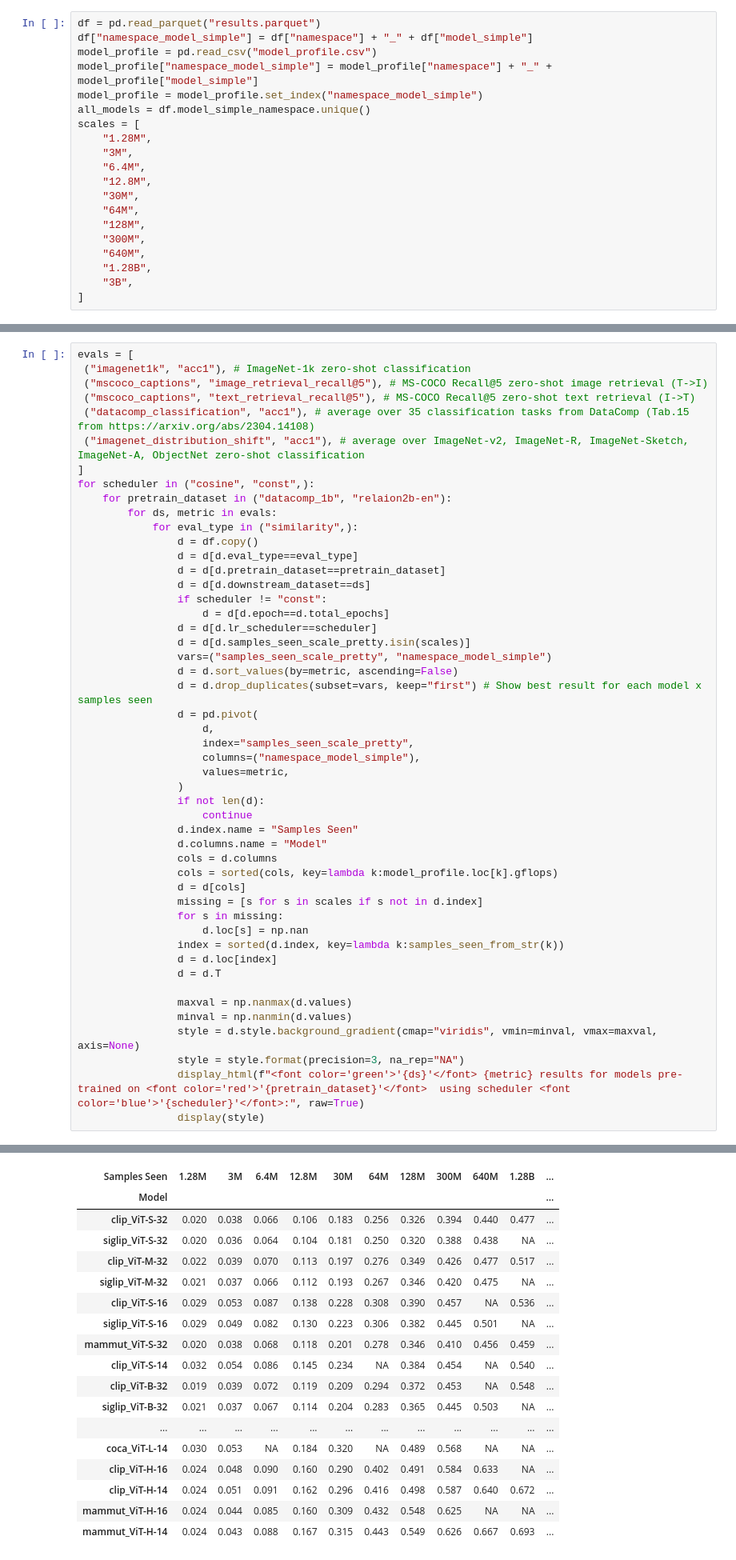
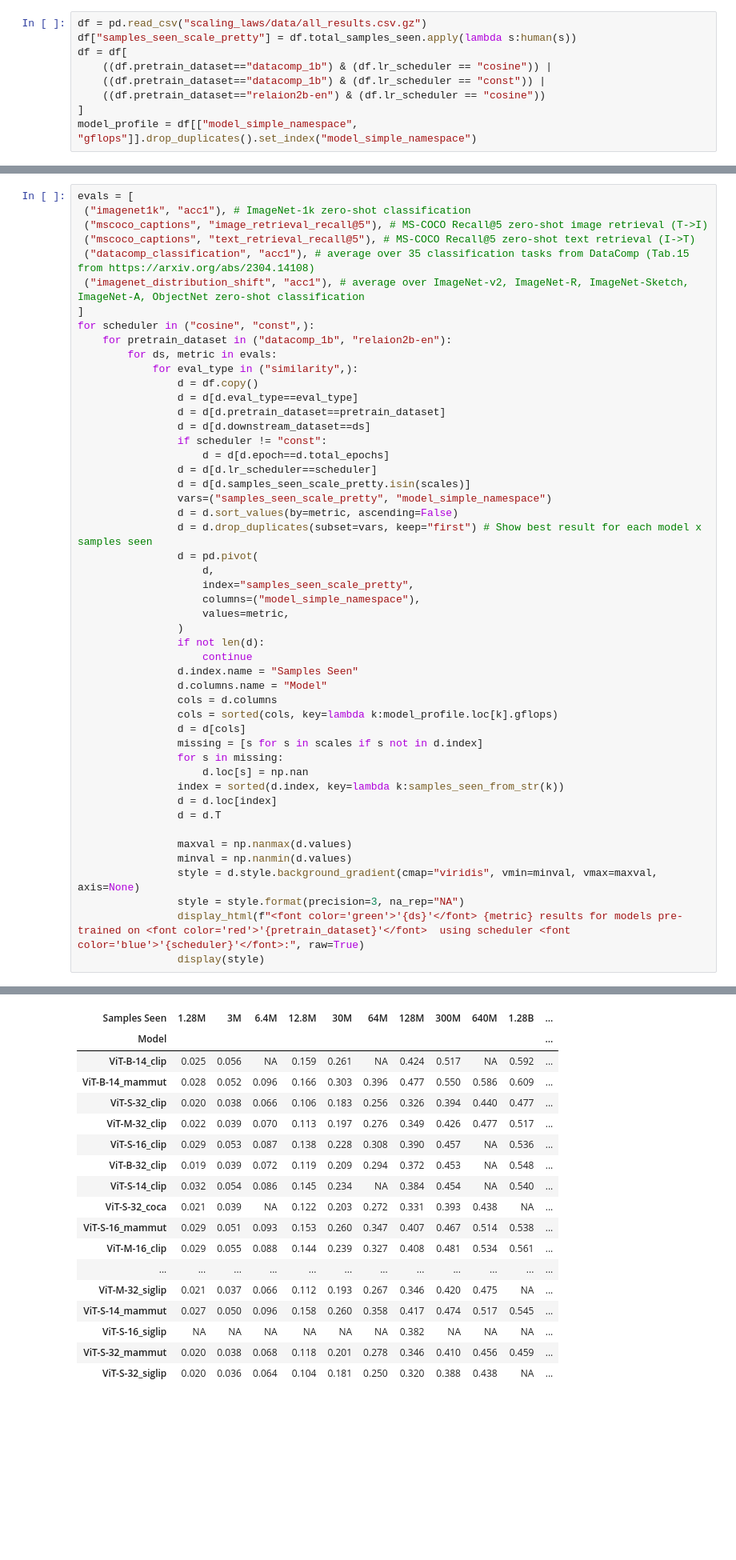
Before and after one commit to LAION-AI/scaling-laws-for-comparison, a Jupyter notebook: overview.ipynb, the cells around one changed output, grey strips where cells are left out. Shown at 80% size. Saved outputs shown, nothing was run; the diff lists cells and outputs as text; blank space fills up the shorter version.

Commit message:
use all_results.csv instead of results.parquet for consistency with scaling laws code

```diff
--- a/overview.ipynb
+++ b/overview.ipynb
@@ -15,20 +42,9 @@ def samples_seen_from_str(samples):
 # %%
-df = pd.read_parquet("results.parquet")
-df["namespace_model_simple"] = df["namespace"] + "_" + df["model_simple"]
-model_profile = pd.read_csv("model_profile.csv")
-model_profile["namespace_model_simple"] = model_profile["namespace"] + "_" + model_profile["model_simple"]
-model_profile = model_profile.set_index("namespace_model_simple")
-all_models = df.model_simple_namespace.unique()
-scales = [
-    "1.28M",
-    "3M",
-    "6.4M",
-    "12.8M",
-    "30M",
-    "64M",
-    "128M",
-    "300M",
-    "640M",
-    "1.28B",
-    "3B",
+df = pd.read_csv("scaling_laws/data/all_results.csv.gz")
+df["samples_seen_scale_pretty"] = df.total_samples_seen.apply(lambda s:human(s))
+df = df[
+    ((df.pretrain_dataset=="datacomp_1b") & (df.lr_scheduler == "cosine")) |
+    ((df.pretrain_dataset=="datacomp_1b") & (df.lr_scheduler == "const")) |
+    ((df.pretrain_dataset=="relaion2b-en") & (df.lr_scheduler == "cosine"))
 ]
+model_profile = df[["model_simple_namespace", "gflops"]].drop_duplicates().set_index("model_simple_namespace")
@@ -62,13 +68,13 @@ for scheduler in ("cosine", "const",):
                     d = d[d.epoch==d.total_epochs]
                 d = d[d.lr_scheduler==scheduler]
                 d = d[d.samples_seen_scale_pretty.isin(scales)]
-                vars=("samples_seen_scale_pretty", "namespace_model_simple")
+                vars=("samples_seen_scale_pretty", "model_simple_namespace")
                 d = d.sort_values(by=metric, ascending=False)
                 d = d.drop_duplicates(subset=vars, keep="first") # Show best result for each model x samples seen
                 d = pd.pivot(
                     d,
                     index="samples_seen_scale_pretty",
-                    columns=("namespace_model_simple"),
+                    columns=("model_simple_namespace"),
                     values=metric,
                 )
                 if not len(d):
@@ -114,22 +120,22 @@ for scheduler in ("cosine", "const",):
 'mscoco_captions' image_retrieval_recall@5 results for models pre-trained on 'datacomp_1b' using scheduler 'cosine':
 | Samples Seen | 1.28M | 3M | 6.4M | 12.8M | 30M | 64M | 128M | 300M | 640M | 1.28B | ... |
 | Model |  |  |  |  |  |  |  |  |  |  | ... |
-| clip_ViT-S-32 | 0.020 | 0.038 | 0.066 | 0.106 | 0.183 | 0.256 | 0.326 | 0.394 | 0.440 | 0.477 | ... |
-| siglip_ViT-S-32 | 0.020 | 0.036 | 0.064 | 0.104 | 0.181 | 0.250 | 0.320 | 0.388 | 0.438 | NA | ... |
-| clip_ViT-M-32 | 0.022 | 0.039 | 0.070 | 0.113 | 0.197 | 0.276 | 0.349 | 0.426 | 0.477 | 0.517 | ... |
-| siglip_ViT-M-32 | 0.021 | 0.037 | 0.066 | 0.112 | 0.193 | 0.267 | 0.346 | 0.420 | 0.475 | NA | ... |
-| clip_ViT-S-16 | 0.029 | 0.053 | 0.087 | 0.138 | 0.228 | 0.308 | 0.390 | 0.457 | NA | 0.536 | ... |
-| siglip_ViT-S-16 | 0.029 | 0.049 | 0.082 | 0.130 | 0.223 | 0.306 | 0.382 | 0.445 | 0.501 | NA | ... |
-| mammut_ViT-S-32 | 0.020 | 0.038 | 0.068 | 0.118 | 0.201 | 0.278 | 0.346 | 0.410 | 0.456 | 0.459 | ... |
-| clip_ViT-S-14 | 0.032 | 0.054 | 0.086 | 0.145 | 0.234 | NA | 0.384 | 0.454 | NA | 0.540 | ... |
-| clip_ViT-B-32 | 0.019 | 0.039 | 0.072 | 0.119 | 0.209 | 0.294 | 0.372 | 0.453 | NA | 0.548 | ... |
-| siglip_ViT-B-32 | 0.021 | 0.037 | 0.067 | 0.114 | 0.204 | 0.283 | 0.365 | 0.445 | 0.503 | NA | ... |
+| ViT-B-14_clip | 0.025 | 0.056 | NA | 0.159 | 0.261 | NA | 0.424 | 0.517 | NA | 0.592 | ... |
+| ViT-B-14_mammut | 0.028 | 0.052 | 0.096 | 0.166 | 0.303 | 0.396 | 0.477 | 0.550 | 0.586 | 0.609 | ... |
+| ViT-S-32_clip | 0.020 | 0.038 | 0.066 | 0.106 | 0.183 | 0.256 | 0.326 | 0.394 | 0.440 | 0.477 | ... |
+| ViT-M-32_clip | 0.022 | 0.039 | 0.070 | 0.113 | 0.197 | 0.276 | 0.349 | 0.426 | 0.477 | 0.517 | ... |
+| ViT-S-16_clip | 0.029 | 0.053 | 0.087 | 0.138 | 0.228 | 0.308 | 0.390 | 0.457 | NA | 0.536 | ... |
+| ViT-B-32_clip | 0.019 | 0.039 | 0.072 | 0.119 | 0.209 | 0.294 | 0.372 | 0.453 | NA | 0.548 | ... |
+| ViT-S-14_clip | 0.032 | 0.054 | 0.086 | 0.145 | 0.234 | NA | 0.384 | 0.454 | NA | 0.540 | ... |
+| ViT-S-32_coca | 0.021 | 0.039 | NA | 0.122 | 0.203 | 0.272 | 0.331 | 0.393 | 0.438 | NA | ... |
+| ViT-S-16_mammut | 0.029 | 0.051 | 0.093 | 0.153 | 0.260 | 0.347 | 0.407 | 0.467 | 0.514 | 0.538 | ... |
+| ViT-M-16_clip | 0.029 | 0.055 | 0.088 | 0.144 | 0.239 | 0.327 | 0.408 | 0.481 | 0.534 | 0.561 | ... |
 | ... | ... | ... | ... | ... | ... | ... | ... | ... | ... | ... | ... |
-| coca_ViT-L-14 | 0.030 | 0.053 | NA | 0.184 | 0.320 | NA | 0.489 | 0.568 | NA | NA | ... |
-| clip_ViT-H-16 | 0.024 | 0.048 | 0.090 | 0.160 | 0.290 | 0.402 | 0.491 | 0.584 | 0.633 | NA | ... |
-| clip_ViT-H-14 | 0.024 | 0.051 | 0.091 | 0.162 | 0.296 | 0.416 | 0.498 | 0.587 | 0.640 | 0.672 | ... |
-| mammut_ViT-H-16 | 0.024 | 0.044 | 0.085 | 0.160 | 0.309 | 0.432 | 0.548 | 0.625 | NA | NA | ... |
-| mammut_ViT-H-14 | 0.024 | 0.043 | 0.088 | 0.167 | 0.315 | 0.443 | 0.549 | 0.626 | 0.667 | 0.693 | ... |
+| ViT-M-32_siglip | 0.021 | 0.037 | 0.066 | 0.112 | 0.193 | 0.267 | 0.346 | 0.420 | 0.475 | NA | ... |
+| ViT-S-14_mammut | 0.027 | 0.050 | 0.096 | 0.158 | 0.260 | 0.358 | 0.417 | 0.474 | 0.517 | 0.545 | ... |
+| ViT-S-16_siglip | NA | NA | NA | NA | NA | NA | 0.382 | NA | NA | NA | ... |
+| ViT-S-32_mammut | 0.020 | 0.038 | 0.068 | 0.118 | 0.201 | 0.278 | 0.346 | 0.410 | 0.456 | 0.459 | ... |
+| ViT-S-32_siglip | 0.020 | 0.036 | 0.064 | 0.104 | 0.181 | 0.250 | 0.320 | 0.388 | 0.438 | NA | ... |
 'mscoco_captions' text_retrieval_recall@5 results for models pre-trained on 'datacomp_1b' using scheduler 'cosine':
 | Samples Seen | 1.28M | 3M | 6.4M | 12.8M | 30M | 64M | 128M | 300M | 640M | 1.28B | ... |
 | Model |  |  |  |  |  |  |  |  |  |  | ... |
```
Also changed, not shown: parts of 3 cells of this notebook, 2 other files.
